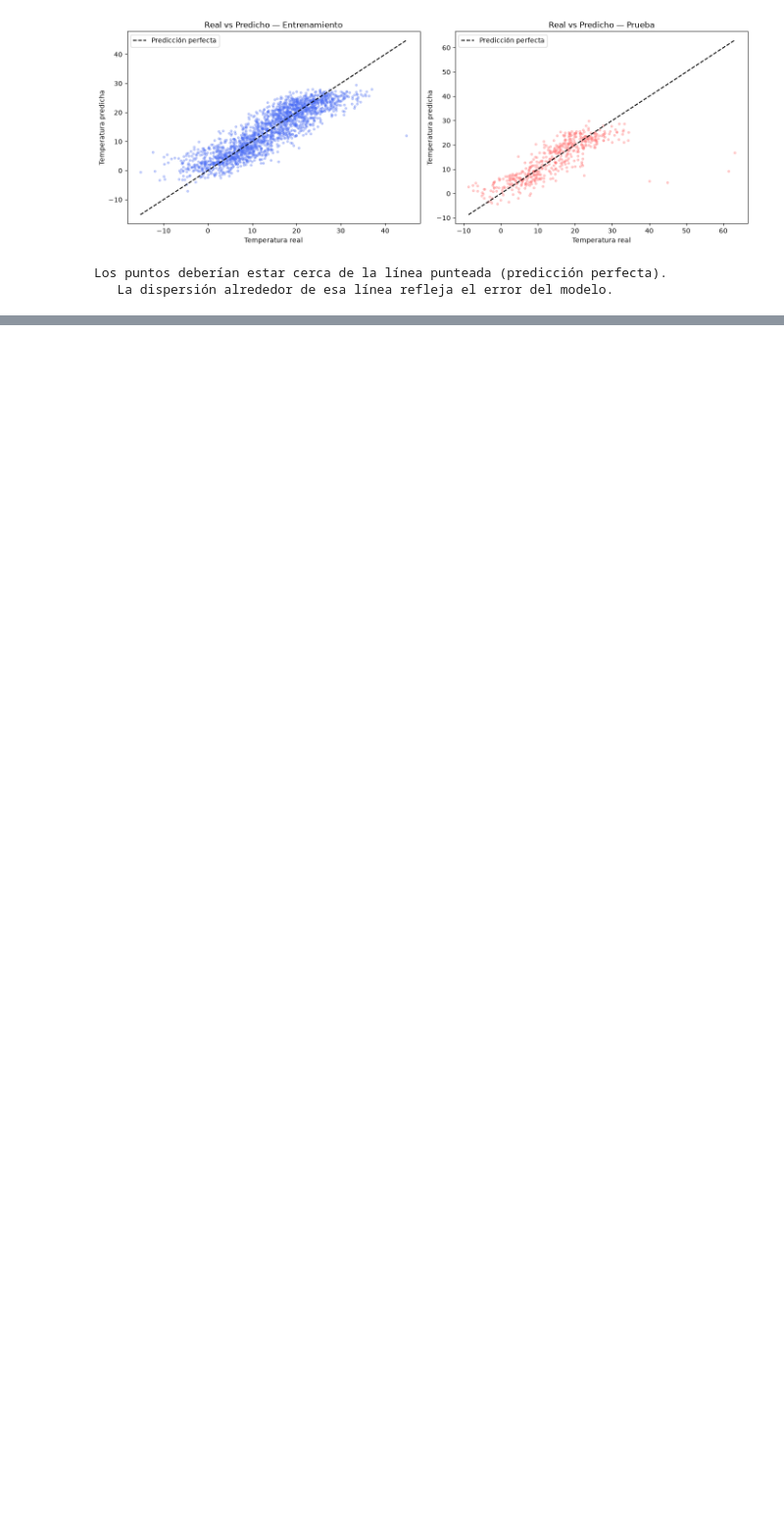
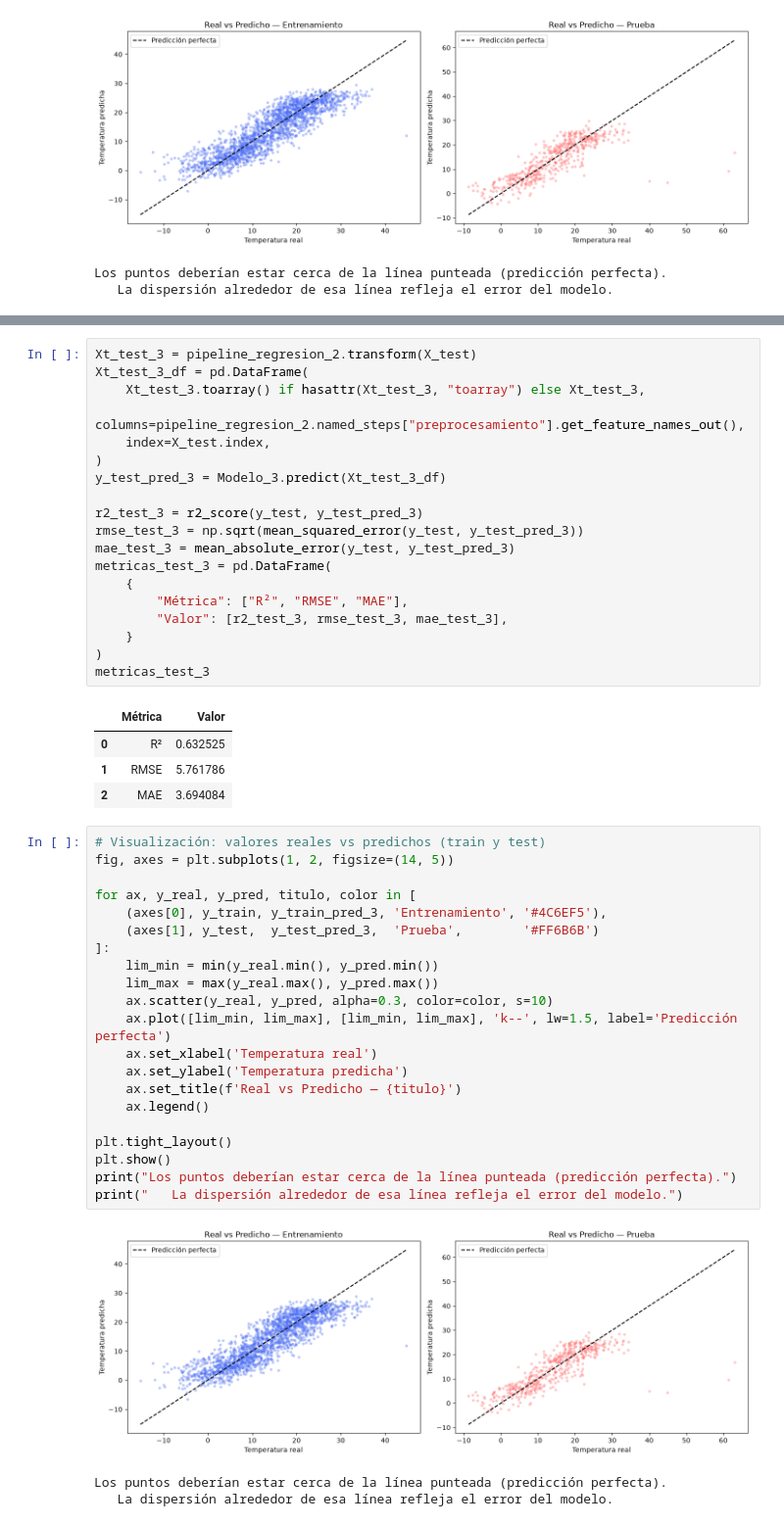
Before and after one commit to PedroSTrujillo/labs-aprendizaje-de-maquina, a Jupyter notebook: L1 copy/lab1.ipynb, the cells around one changed output, grey strips where cells are left out. Shown at 98% size. Cells and saved outputs as stored; diff of their text form; blank space fills up the shorter version.

```diff
--- a/L1 copy/lab1.ipynb
+++ b/L1 copy/lab1.ipynb
@@ -1321,0 +1412,49 @@ Los puntos deberían estar cerca de la línea punteada (predicción perfecta).
+# %%
+Xt_test_3 = pipeline_regresion_2.transform(X_test)
+Xt_test_3_df = pd.DataFrame(
+    Xt_test_3.toarray() if hasattr(Xt_test_3, "toarray") else Xt_test_3,
+    columns=pipeline_regresion_2.named_steps["preprocesamiento"].get_feature_names_out(),
+    index=X_test.index,
+)
+y_test_pred_3 = Modelo_3.predict(Xt_test_3_df)
+
+r2_test_3 = r2_score(y_test, y_test_pred_3)
+rmse_test_3 = np.sqrt(mean_squared_error(y_test, y_test_pred_3))
+mae_test_3 = mean_absolute_error(y_test, y_test_pred_3)
+metricas_test_3 = pd.DataFrame(
+    {
+        "Métrica": ["R²", "RMSE", "MAE"],
+        "Valor": [r2_test_3, rmse_test_3, mae_test_3],
+    }
+)
+metricas_test_3
+# %% [output]
+|  | Métrica | Valor |
+| 0 | R² | 0.632525 |
+| 1 | RMSE | 5.761786 |
+| 2 | MAE | 3.694084 |
+# %%
+# Visualización: valores reales vs predichos (train y test)
+fig, axes = plt.subplots(1, 2, figsize=(14, 5))
+
+for ax, y_real, y_pred, titulo, color in [
+    (axes[0], y_train, y_train_pred_3, 'Entrenamiento', '#4C6EF5'),
+    (axes[1], y_test,  y_test_pred_3,  'Prueba',        '#FF6B6B')
+]:
+    lim_min = min(y_real.min(), y_pred.min())
+    lim_max = max(y_real.max(), y_pred.max())
+    ax.scatter(y_real, y_pred, alpha=0.3, color=color, s=10)
+    ax.plot([lim_min, lim_max], [lim_min, lim_max], 'k--', lw=1.5, label='Predicción perfecta')
+    ax.set_xlabel('Temperatura real')
+    ax.set_ylabel('Temperatura predicha')
+    ax.set_title(f'Real vs Predicho — {titulo}')
+    ax.legend()
+
+plt.tight_layout()
+plt.show()
+print("Los puntos deberían estar cerca de la línea punteada (predicción perfecta).")
+print("   La dispersión alrededor de esa línea refleja el error del modelo.")
+# %% [output]
+[figure, added]
+Los puntos deberían estar cerca de la línea punteada (predicción perfecta).
+   La dispersión alrededor de esa línea refleja el error del modelo.
```
Also changed, not shown: parts of 59 cells of this notebook, 1 other file.
